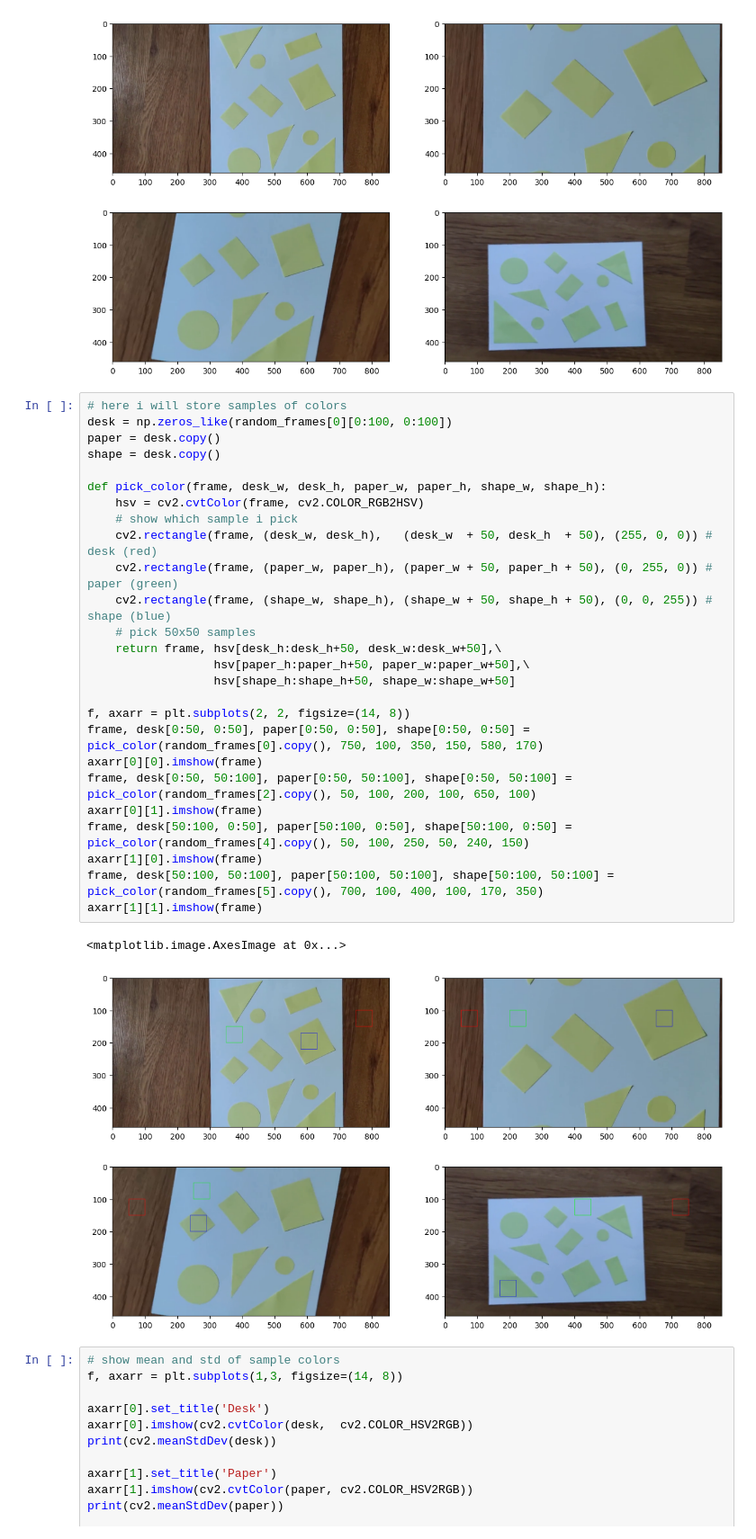
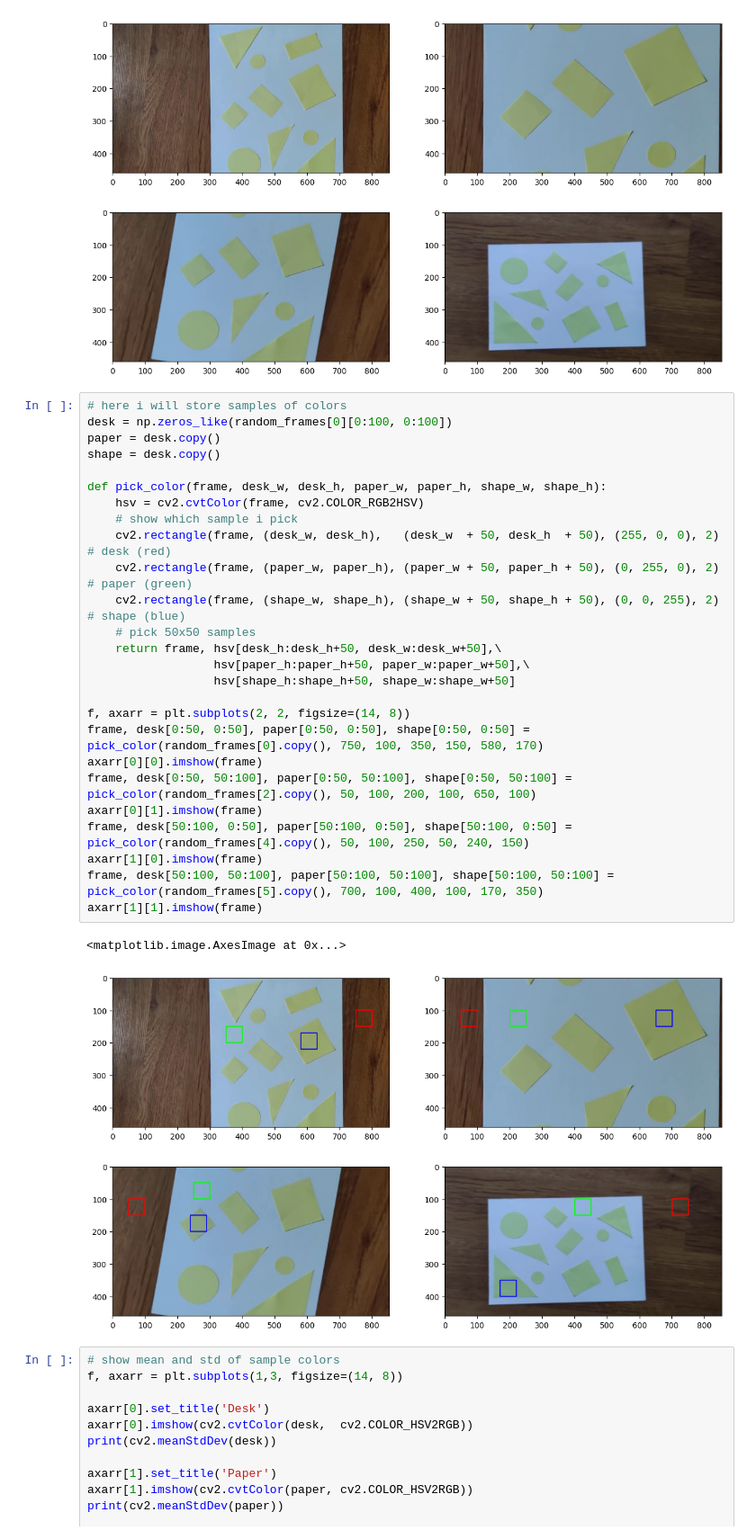
Before and after one commit to olehsamoilenko/image-processing-detection-olehsamoilenko, a Jupyter notebook: shape_detection_classification.ipynb, the cells around one changed output. Shown at 90% size. Saved outputs shown, nothing was run; the diff lists cells and outputs as text.

Commit message:
Fix rectangle thickness

```diff
--- a/shape_detection_classification.ipynb
+++ b/shape_detection_classification.ipynb
@@ -31,32 +31,32 @@ axarr[1][1].imshow(random_frames[5])
 # %%
 # here i will store samples of colors
 desk = np.zeros_like(random_frames[0][0:100, 0:100])
 paper = desk.copy()
 shape = desk.copy()
 
 def pick_color(frame, desk_w, desk_h, paper_w, paper_h, shape_w, shape_h):
     hsv = cv2.cvtColor(frame, cv2.COLOR_RGB2HSV)
     # show which sample i pick
-    cv2.rectangle(frame, (desk_w, desk_h),   (desk_w  + 50, desk_h  + 50), (255, 0, 0)) # desk (red)
-    cv2.rectangle(frame, (paper_w, paper_h), (paper_w + 50, paper_h + 50), (0, 255, 0)) # paper (green)
-    cv2.rectangle(frame, (shape_w, shape_h), (shape_w + 50, shape_h + 50), (0, 0, 255)) # shape (blue)
+    cv2.rectangle(frame, (desk_w, desk_h),   (desk_w  + 50, desk_h  + 50), (255, 0, 0), 2) # desk (red)
+    cv2.rectangle(frame, (paper_w, paper_h), (paper_w + 50, paper_h + 50), (0, 255, 0), 2) # paper (green)
+    cv2.rectangle(frame, (shape_w, shape_h), (shape_w + 50, shape_h + 50), (0, 0, 255), 2) # shape (blue)
     # pick 50x50 samples
     return frame, hsv[desk_h:desk_h+50, desk_w:desk_w+50],\
                   hsv[paper_h:paper_h+50, paper_w:paper_w+50],\
                   hsv[shape_h:shape_h+50, shape_w:shape_w+50]
 
 f, axarr = plt.subplots(2, 2, figsize=(14, 8))
 frame, desk[0:50, 0:50], paper[0:50, 0:50], shape[0:50, 0:50] = pick_color(random_frames[0].copy(), 750, 100, 350, 150, 580, 170)
 axarr[0][0].imshow(frame)
 frame, desk[0:50, 50:100], paper[0:50, 50:100], shape[0:50, 50:100] = pick_color(random_frames[2].copy(), 50, 100, 200, 100, 650, 100)
 axarr[0][1].imshow(frame)
 frame, desk[50:100, 0:50], paper[50:100, 0:50], shape[50:100, 0:50] = pick_color(random_frames[4].copy(), 50, 100, 250, 50, 240, 150)
 axarr[1][0].imshow(frame)
 frame, desk[50:100, 50:100], paper[50:100, 50:100], shape[50:100, 50:100] = pick_color(random_frames[5].copy(), 700, 100, 400, 100, 170, 350)
 axarr[1][1].imshow(frame)
 # %% [output]
 <matplotlib.image.AxesImage at 0x...>
-[figure, old version]
+[figure, new version]
 # %%
 # show mean and std of sample colors
 f, axarr = plt.subplots(1,3, figsize=(14, 8))
```
